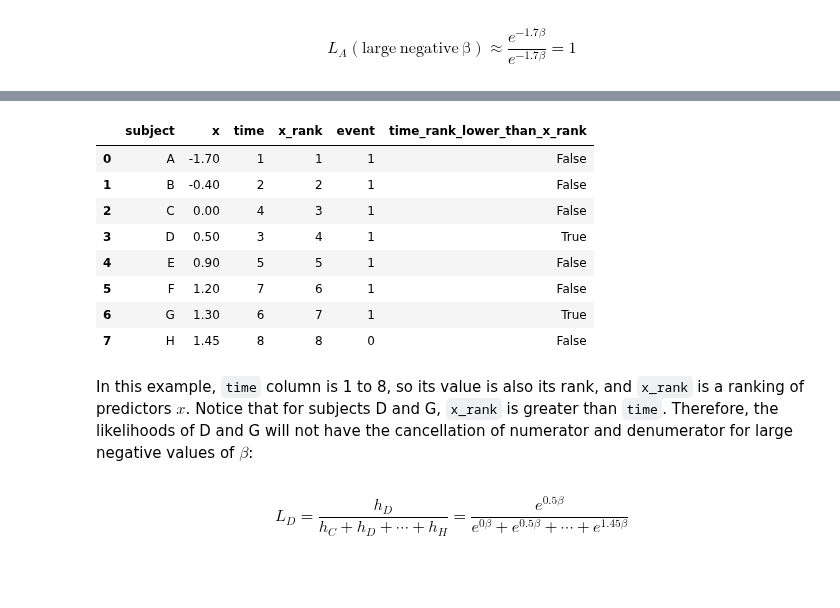
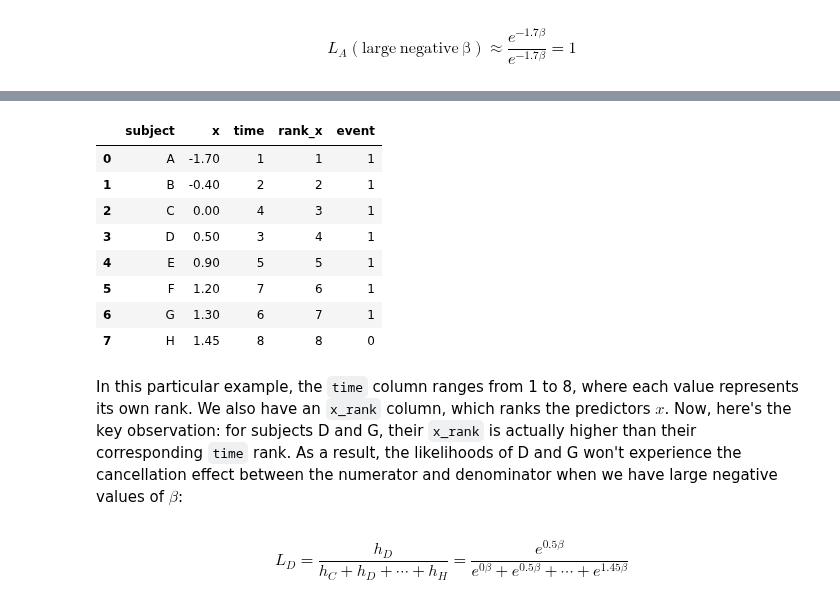
Before and after one commit to igor-sb/blog, a Jupyter notebook: posts/cox_perfect.ipynb, the cells around one changed output, grey strips where cells are left out. Saved outputs shown, nothing was run; the diff lists cells and outputs as text; code cells hidden in the pictures; blank space fills up the shorter version.

```diff
--- a/posts/cox_perfect.ipynb
+++ b/posts/cox_perfect.ipynb
@@ -106,26 +132,25 @@ We can check this visually and illustrate what happens when event time ranks and
 # %%
 sample_df = pd.DataFrame({
     'subject': ['A', 'B', 'C', 'D', 'E', 'F', 'G', 'H'],
     'x': [-1.7, -0.4, 0.0, 0.5, 0.9, 1.2, 1.3, 1.45],
     'time': [1, 2, 4, 3, 5, 7, 6, 8],
-    'x_rank': [1, 2, 3, 4, 5, 6, 7, 8],
+    'rank_x': [1, 2, 3, 4, 5, 6, 7, 8],
     'event': [1, 1, 1, 1, 1, 1, 1, 0],
 })
-sample_df['time_rank_lower_than_x_rank'] = sample_df['time'] < sample_df['x_rank']
 
 sample_df
 # %% [output]
-|  | subject | x | time | x_rank | event | time_rank_lower_than_x_rank |
-| 0 | A | -1.70 | 1 | 1 | 1 | False |
-| 1 | B | -0.40 | 2 | 2 | 1 | False |
-| 2 | C | 0.00 | 4 | 3 | 1 | False |
-| 3 | D | 0.50 | 3 | 4 | 1 | True |
-| 4 | E | 0.90 | 5 | 5 | 1 | False |
-| 5 | F | 1.20 | 7 | 6 | 1 | False |
-| 6 | G | 1.30 | 6 | 7 | 1 | True |
-| 7 | H | 1.45 | 8 | 8 | 0 | False |
+|  | subject | x | time | rank_x | event |
+| 0 | A | -1.70 | 1 | 1 | 1 |
+| 1 | B | -0.40 | 2 | 2 | 1 |
+| 2 | C | 0.00 | 4 | 3 | 1 |
+| 3 | D | 0.50 | 3 | 4 | 1 |
+| 4 | E | 0.90 | 5 | 5 | 1 |
+| 5 | F | 1.20 | 7 | 6 | 1 |
+| 6 | G | 1.30 | 6 | 7 | 1 |
+| 7 | H | 1.45 | 8 | 8 | 0 |
 # %% [markdown]
-In this example, `time` column is 1 to 8, so its value is also its rank, and `x_rank` is a ranking of predictors $x$. Notice that for subjects D and G, `x_rank` is greater than `time`. Therefore, the likelihoods of D and G will not have the cancellation of numerator and denumerator for large negative values of $\beta$:
+In this particular example, the `time` column ranges from 1 to 8, where each value represents its own rank. We also have an `x_rank` column, which ranks the predictors $x$. Now, here's the key observation: for subjects D and G, their `x_rank` is actually higher than their corresponding `time` rank. As a result, the likelihoods of D and G won't experience the cancellation effect between the numerator and denominator when we have large negative values of $\beta$:
 # %% [markdown]
 $$L_D = \frac{h_D}{h_C + h_D + \cdots + h_H} = \frac{e^{0.5\beta}}{e^{0\beta} + e^{0.5\beta} + \cdots + e^{1.45\beta}}$$
 # %% [markdown]
```
Also changed, not shown: parts of 21 cells of this notebook, 1 other file.
